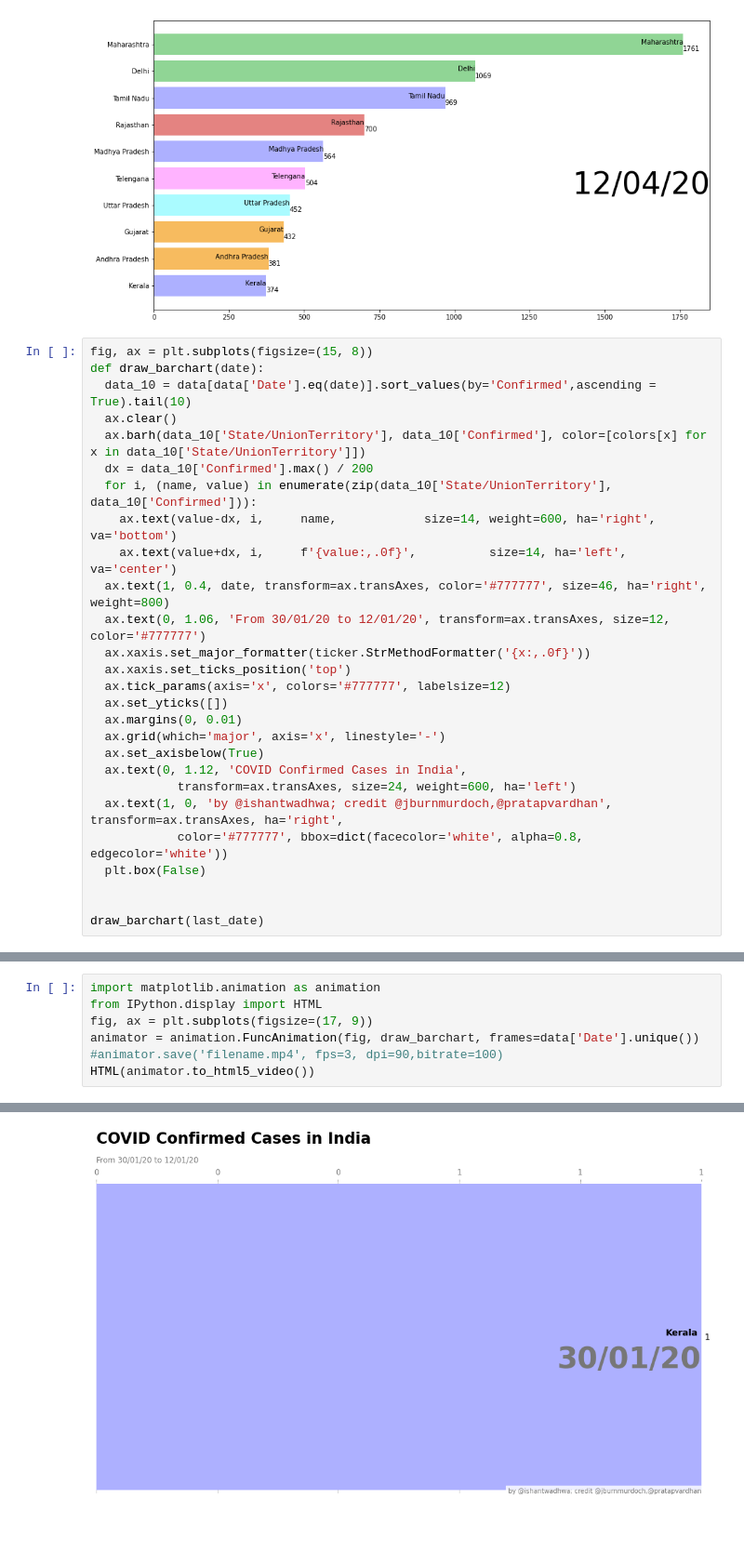
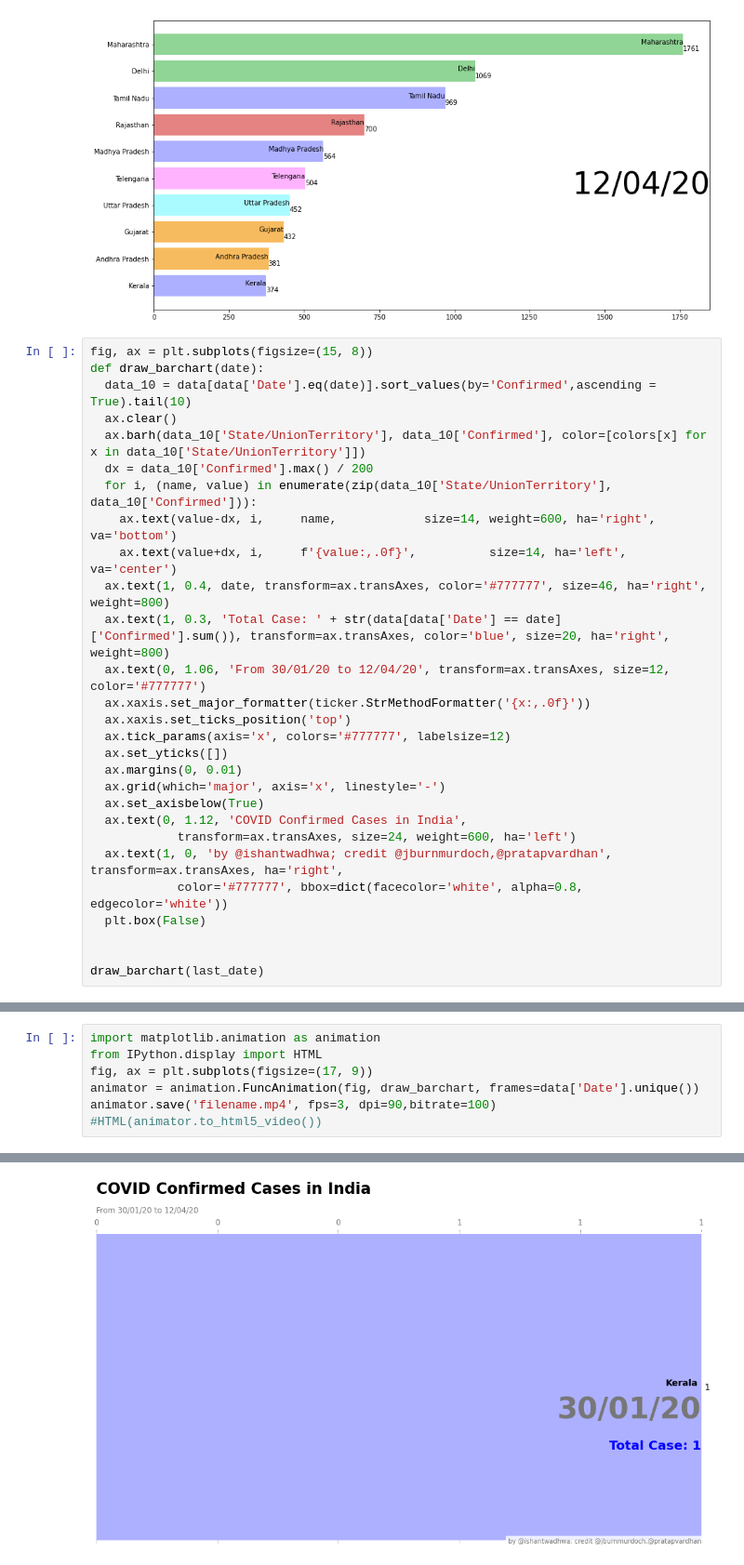
Before and after one commit to IshantWadhwa4/COVID-19-EDA, a Jupyter notebook: Race_Chart_Matplot_covid19_india.ipynb, the cells around one changed output, grey strips where cells are left out. Shown: that part at 93% size. Drawn from its saved outputs; the diff is of its cells as text; blank space fills up the shorter version.

```diff
--- a/Race_Chart_Matplot_covid19_india.ipynb
+++ b/Race_Chart_Matplot_covid19_india.ipynb
@@ -98,7 +98,8 @@ def draw_barchart(date):
     ax.text(value-dx, i,     name,            size=14, weight=600, ha='right', va='bottom')
     ax.text(value+dx, i,     f'{value:,.0f}',          size=14, ha='left',  va='center')
   ax.text(1, 0.4, date, transform=ax.transAxes, color='#777777', size=46, ha='right', weight=800)
-  ax.text(0, 1.06, 'From 30/01/20 to 12/01/20', transform=ax.transAxes, size=12, color='#777777')
+  ax.text(1, 0.3, 'Total Case: ' + str(data[data['Date'] == date]['Confirmed'].sum()), transform=ax.transAxes, color='blue', size=20, ha='right', weight=800)
+  ax.text(0, 1.06, 'From 30/01/20 to 12/04/20', transform=ax.transAxes, size=12, color='#777777')
   ax.xaxis.set_major_formatter(ticker.StrMethodFormatter('{x:,.0f}'))
   ax.xaxis.set_ticks_position('top')
   ax.tick_params(axis='x', colors='#777777', labelsize=12)
@@ -121,6 +122,6 @@ import matplotlib.animation as animation
 from IPython.display import HTML
 fig, ax = plt.subplots(figsize=(17, 9))
 animator = animation.FuncAnimation(fig, draw_barchart, frames=data['Date'].unique())
-#animator.save('filename.mp4', fps=3, dpi=90,bitrate=100)
-HTML(animator.to_html5_video())
+animator.save('filename.mp4', fps=3, dpi=90,bitrate=100)
+#HTML(animator.to_html5_video())
 # %% [output]
@@ -128 +128 @@ HTML(animator.to_html5_video())
-[figure, old version]
+[figure, new version]
```
Also changed, not shown: parts of 3 cells of this notebook.
